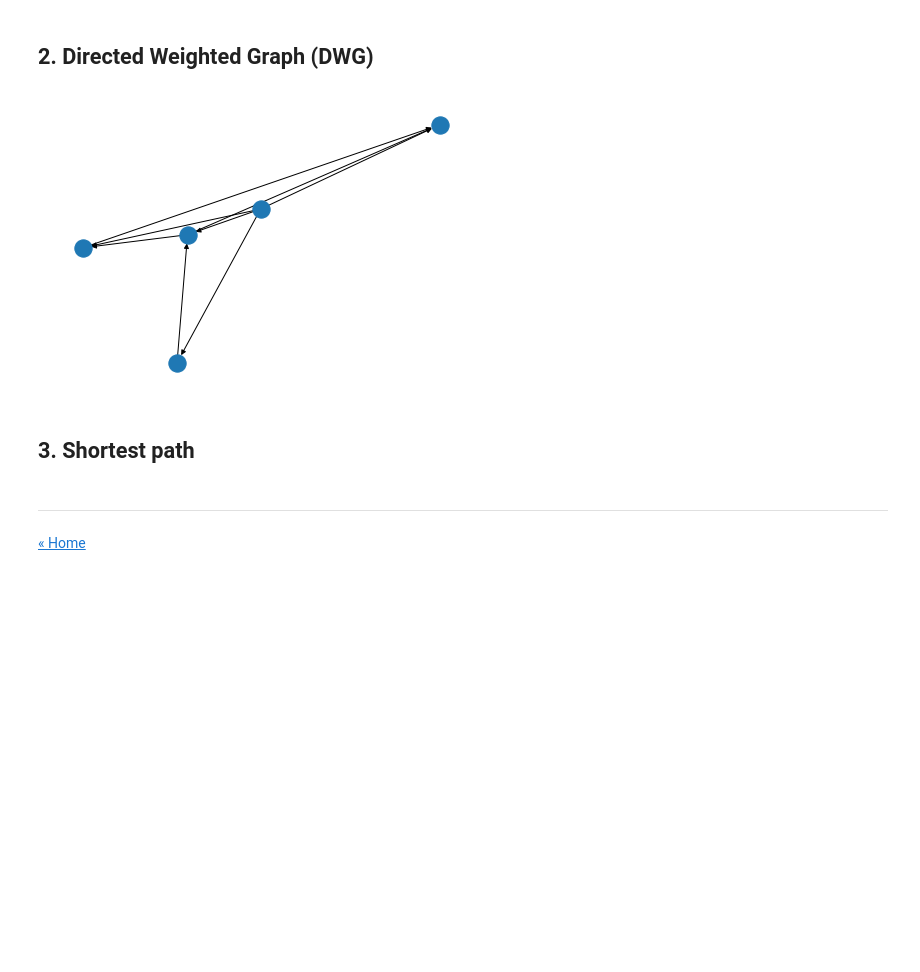
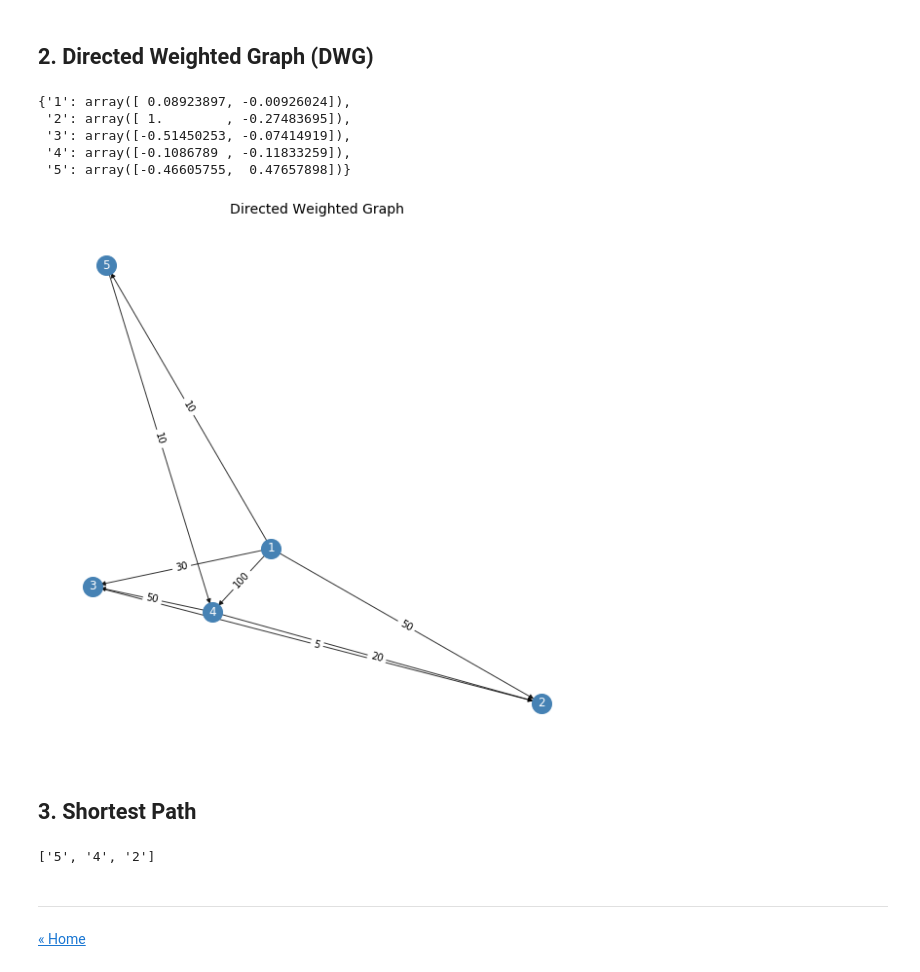
Before and after one commit to ansegura7/Algorithms, a Jupyter notebook: graphs/Graphs.ipynb, the cells around one changed output. Drawn from its saved outputs; the diff is of its cells as text; code cells hidden in the pictures; blank space fills up the shorter version.

Commit message:
Update Graphs
The Directed Weighted Graph was updated.

```diff
--- a/graphs/Graphs.ipynb
+++ b/graphs/Graphs.ipynb
@@ -48,15 +52,46 @@ dwg.add_edges_from([("1", "2"),("1", "3"),("1", "4"),("1", "5"),("3", "2"),("4",
 # %%
 # Add weighted edges
-dwg.add_weighted_edges_from([("1", "2", 50),("1", "3", 30),("1", "4", 100),("1", "5", 10),
-                             ("3", "2", 5),("4", "2", 20),("4", "3", 50),("5", "4", 10)])
+edges = [("1","2",50), ("1","3",30), ("1","4",100), ("1","5",10), ("3","2",5), ("4","2",20), ("4","3",50), ("5","4",10)]
+dwg.add_weighted_edges_from(edges)
-# %%
-# Plot Directed Weighted Graph
-nx.draw(dwg)
-plt.show()
-# %% [output]
-[figure, removed]
+# %%
+# Get nodes positions
+pos = nx.layout.spring_layout(dwg)
+pos
+# %% [output]
+{'1': array([ 0.08923897, -0.00926024]),
+ '2': array([ 1.        , -0.27483695]),
+ '3': array([-0.51450253, -0.07414919]),
+ '4': array([-0.1086789 , -0.11833259]),
+ '5': array([-0.46605755,  0.47657898])}
+# %%
+# Graph labels
+labels = {}
+for n in dwg.nodes():
+    labels[n] = n
+
+weights = {}
+for s, t, w in edges:
+    weights[(s, t)] = w
+
+# Plot Directed Weighted Graph
+plt.rcParams["figure.figsize"] = [10, 10]
+nx.draw_networkx_nodes(dwg, pos, nodelist=dwg.nodes(), node_color='steelblue', node_size=400, alpha=1)
+nx.draw_networkx_edges(dwg, pos, edgelist=dwg.edges(), width=1, alpha=0.8, edge_color='black')
+nx.draw_networkx_labels(dwg, pos, labels, font_size=12, font_color='w')
+nx.draw_networkx_edge_labels(dwg, pos, edge_labels=weights, font_color='black')
+plt.title('Directed Weighted Graph', fontsize=14)
+plt.axis('off')
+plt.show()
+# %% [output]
+[figure, added]
 # %% [markdown]
- ## 3. Shortest path
+ ## 3. Shortest Path
+# %%
+# Using Dijkstra algorithm
+sp = nx.dijkstra_path(dwg, source = '5', target = '2')
+sp
+# %% [output]
+['5', '4', '2']
 # %% [markdown]
 ---
 <a href="https://ansegura7.github.io/Algorithms/">« Home</a>
```
Also changed, not shown: parts of 5 cells of this notebook, 2 other files.
